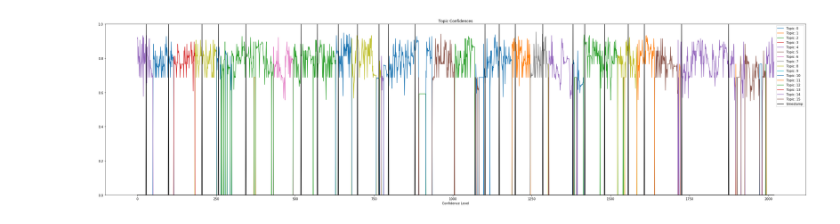
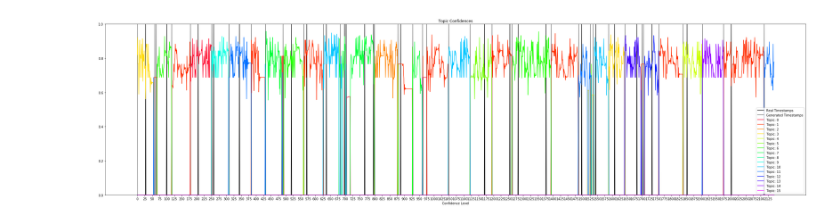
Before and after one commit to Empyr3an/Checkra, a Jupyter notebook: timestamps.ipynb, the cells around one changed output. Saved outputs shown, nothing was run; the diff lists cells and outputs as text; code cells hidden in the pictures.

Commit message:
added actual and algo timestamps and graphed them

```diff
--- a/timestamps.ipynb
+++ b/timestamps.ipynb
@@ -127,18 +36,27 @@ while i < len(breaks):
 # %%
-for ind, i in enumerate(one_topic_confi):
+NUM_COLORS = int(pod_word_count(transfolder+file)/topic_size)
+cm = plt.get_cmap('gist_rainbow')
+fig = plt.figure()
+ax = fig.add_subplot(111)
+ax.set_prop_cycle('color', [cm(1.*i/NUM_COLORS) for i in range(NUM_COLORS)])
+plt.title("Topic Confidences")
+plt.xlabel("Sentence Number")
+plt.xticks(np.arange(0, len(sents), 25))
+plt.xlabel("Confidence Level")
+plt.ylim(0,1)
+
+x = np.arange(0, len(sents))
+plt.plot(x, timestamp_array, label="Real Timestamps", color="black")
+plt.plot(x, algo_timestamps, label="Generated Timestamps", color="dimgrey")
+
+for ind, i in enumerate(one_topic_confi): #set graph
     top_confi[int(i[0])][ind] = i[1]
 
-x = np.arange(0, len(sents))
-# x.size
-plt.title("Topic Confidences")
-plt.xlabel("Sentence Number")
-plt.xlabel("Confidence Level")
-plt.ylim(0,1)
-for i in range(int(pod_word_count(file)/topic_size)):
+for i in range(int(pod_word_count(transfolder+file)/topic_size)):
     plt.plot(x,top_confi[i], label="Topic: "+str(i))
-plt.plot(x, timestamp_array, label="timestamp", color="black")
+
 plt.legend()
 plt.rcParams['figure.figsize'] = [40, 10]
 plt.show()
 # %% [output]
-[figure, old version]
+[figure, new version]
```
Also changed, not shown: parts of 4 cells of this notebook, 3 other files.
